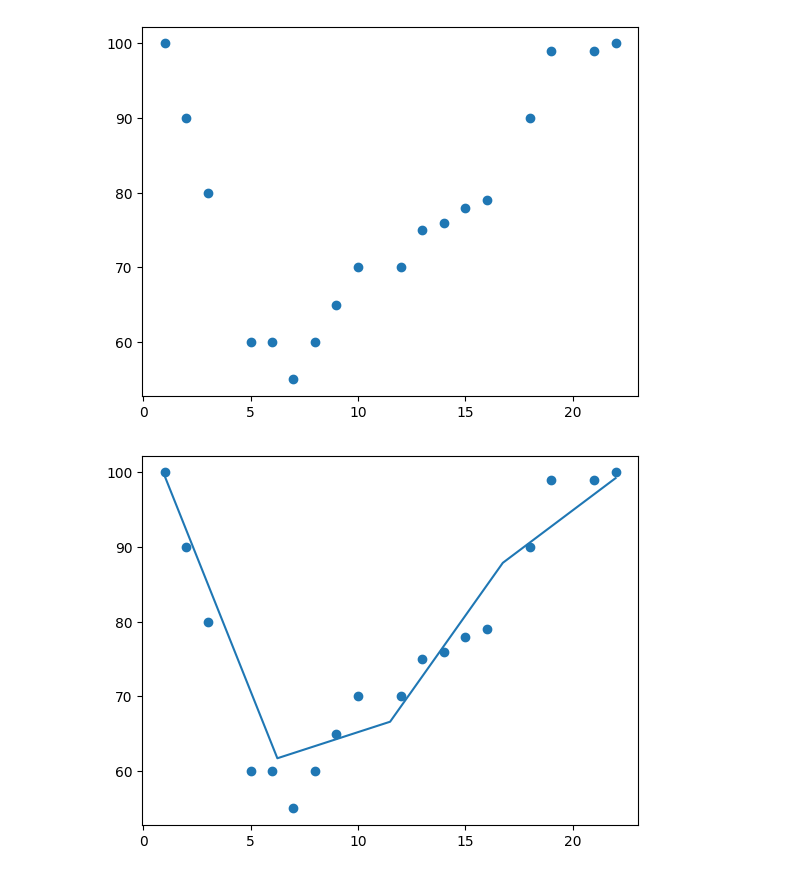
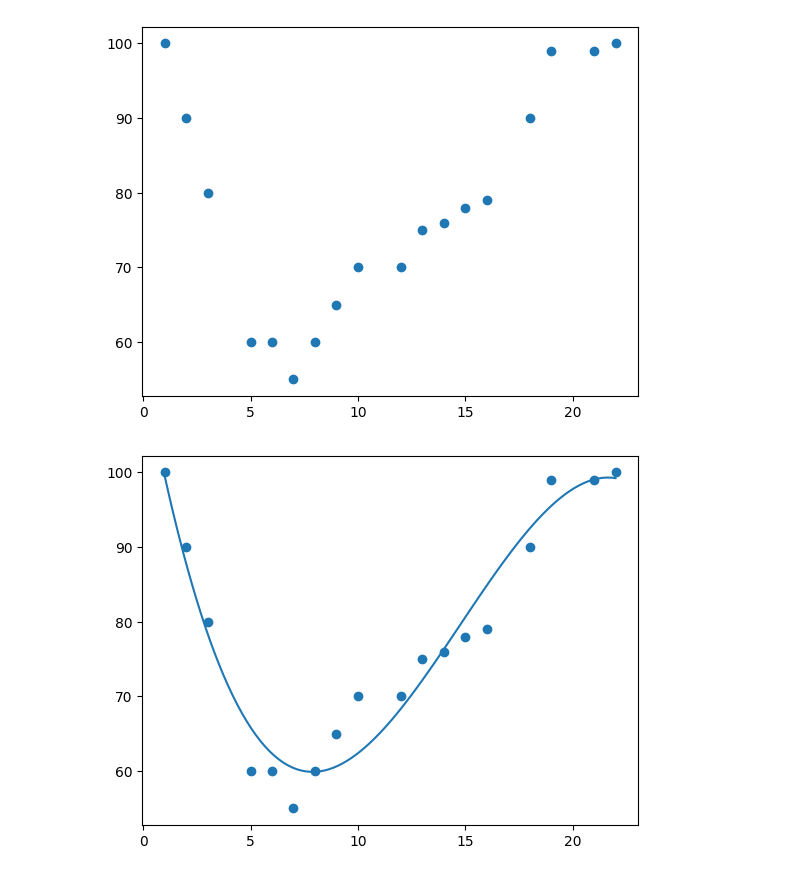
Before and after one commit to SohailDad/ML-Python, a Jupyter notebook: practice/Polynomial_regression.ipynb, the cells around one changed output. Cells and saved outputs as stored; diff of their text form; code cells hidden in the pictures.

```diff
--- a/practice/Polynomial_regression.ipynb
+++ b/practice/Polynomial_regression.ipynb
@@ -15,15 +15,15 @@ plt.show()
 # %%
 import numpy as np
 
 x = [1,2,3,5,6,7,8,9,10,12,13,14,15,16,18,19,21,22]
 y = [100,90,80,60,60,55,60,65,70,70,75,76,78,79,90,99,99,100]
 
 mymodel = np.poly1d(np.polyfit(x, y, 3))
 
-myline = np.linspace(1, 22, 5)
+myline = np.linspace(1, 22, 100)
 
 plt.scatter(x, y)
 plt.plot(myline, mymodel(myline))
 plt.show()
 # %% [output]
-[figure, old version]
+[figure, new version]
```
Also changed, not shown: parts of 2 cells of this notebook.
